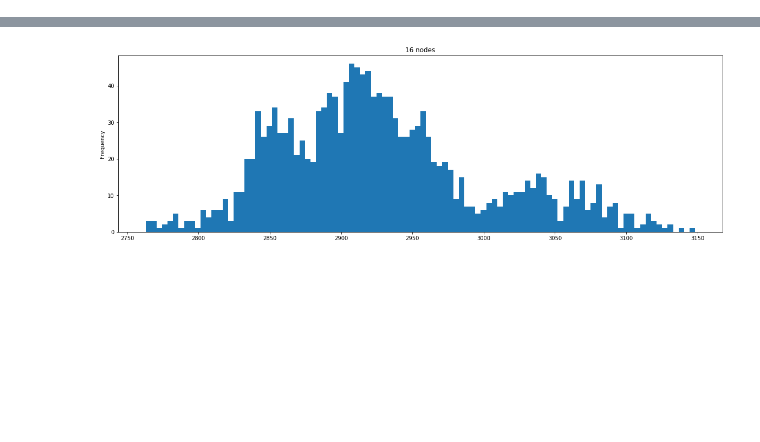
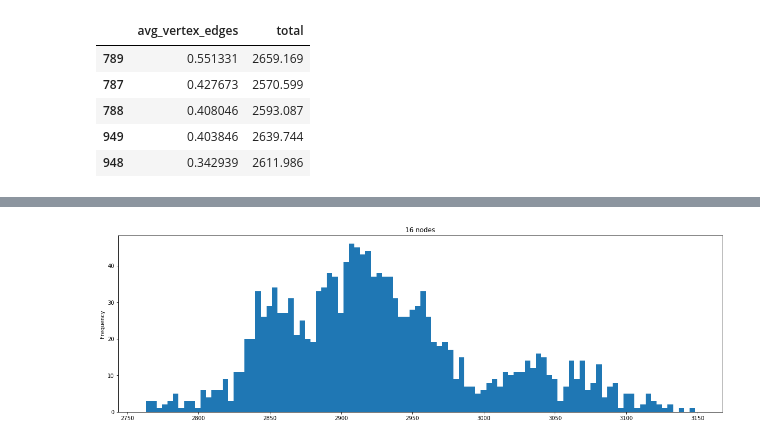
Before and after one commit to agrippa/hoover, a Jupyter notebook: data/analyze-hoover-logs.ipynb, the cells around one changed output, grey strips where cells are left out. Cells and saved outputs as stored; diff of their text form; code cells hidden in the pictures; blank space fills up the shorter version.

```diff
--- a/data/analyze-hoover-logs.ipynb
+++ b/data/analyze-hoover-logs.ipynb
@@ -293,0 +294,9 @@ for nnodes in sorted(dfs.keys()):
+# %%
+dfs['1'].loc[:, ('avg_vertex_edges', 'total')].sort_values(by = 'avg_vertex_edges', ascending = False).head(5)
+# %% [output]
+|  | avg_vertex_edges | total |
+| 789 | 0.551331 | 2659.169 |
+| 787 | 0.427673 | 2570.599 |
+| 788 | 0.408046 | 2593.087 |
+| 949 | 0.403846 | 2639.744 |
+| 948 | 0.342939 | 2611.986 |
```
Also changed, not shown: parts of 4 cells of this notebook, 4 other files.
